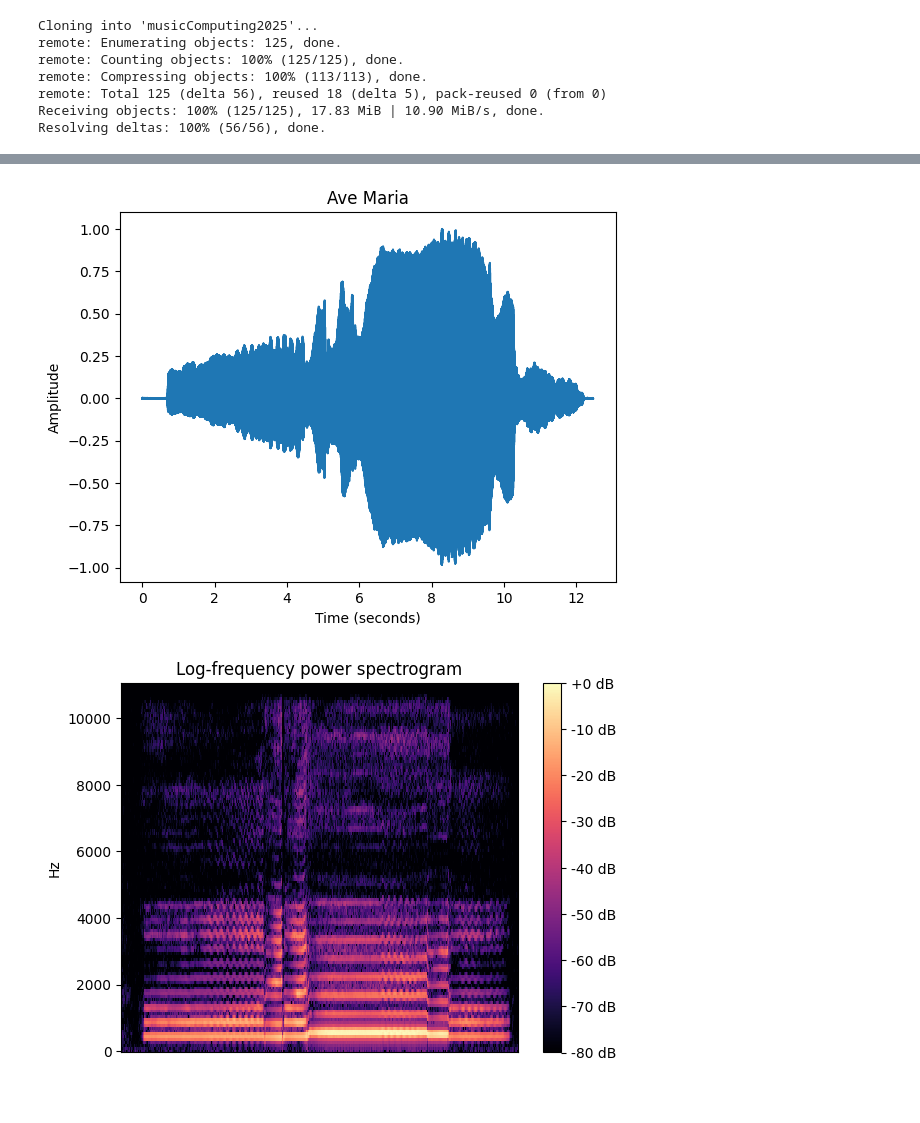
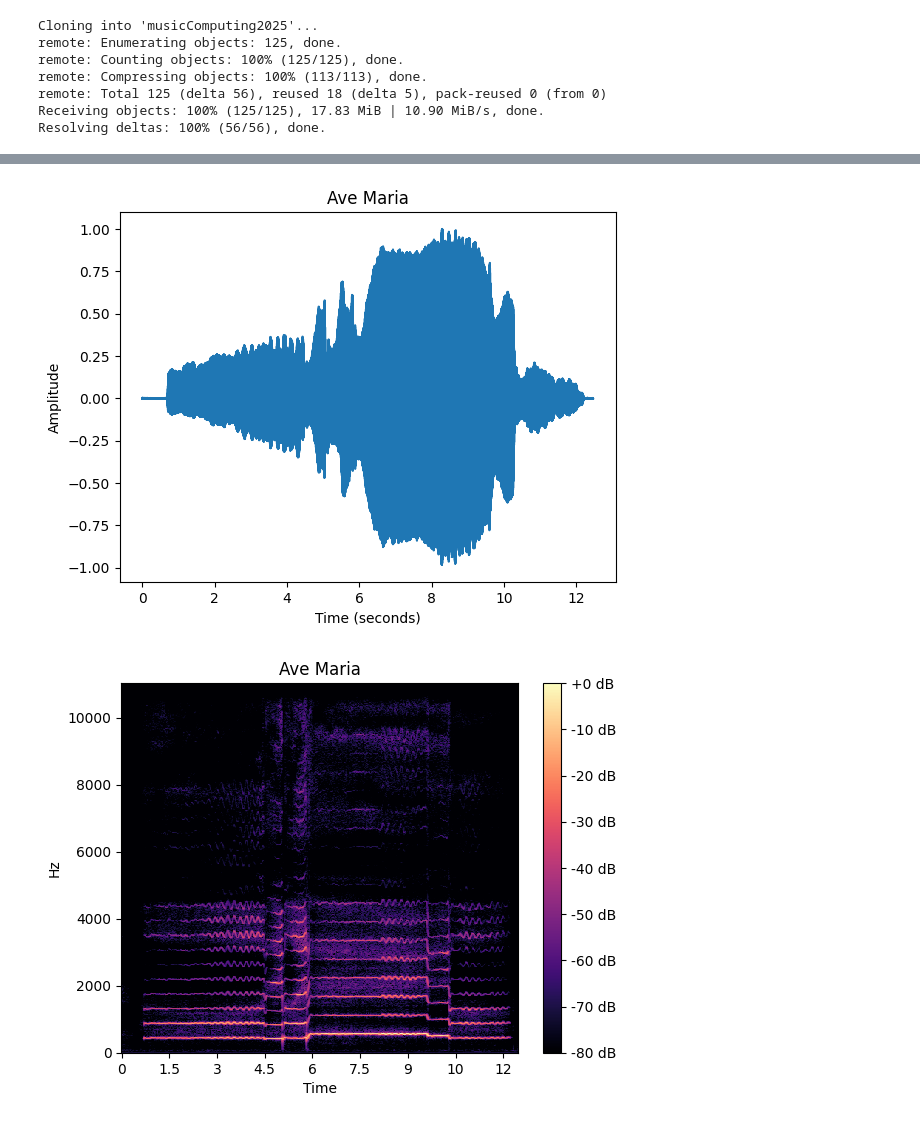
Before and after one commit to ClaudeS549/Music-Computing, a Jupyter notebook: assignments/labAssignment3.ipynb, the cells around one changed output, grey strips where cells are left out. Drawn from its saved outputs; the diff is of its cells as text; code cells hidden in the pictures.

```diff
--- a/assignments/labAssignment3.ipynb
+++ b/assignments/labAssignment3.ipynb
@@ -82,12 +84,13 @@ specType = 'log'
 # %%
 title = 'Ave Maria'
 winSize = 256
 specType = 'linear'
 
 #call plotAudioFunc
+plotAudioFunc(sig,sr,title,winSize,specType)
 # %% [output]
 [figure]
-[figure, old version]
+[figure, new version]
 # %%
 title = 'Ave Maria'
 winSize = 256
```
Also changed, not shown: parts of 3 cells of this notebook.
